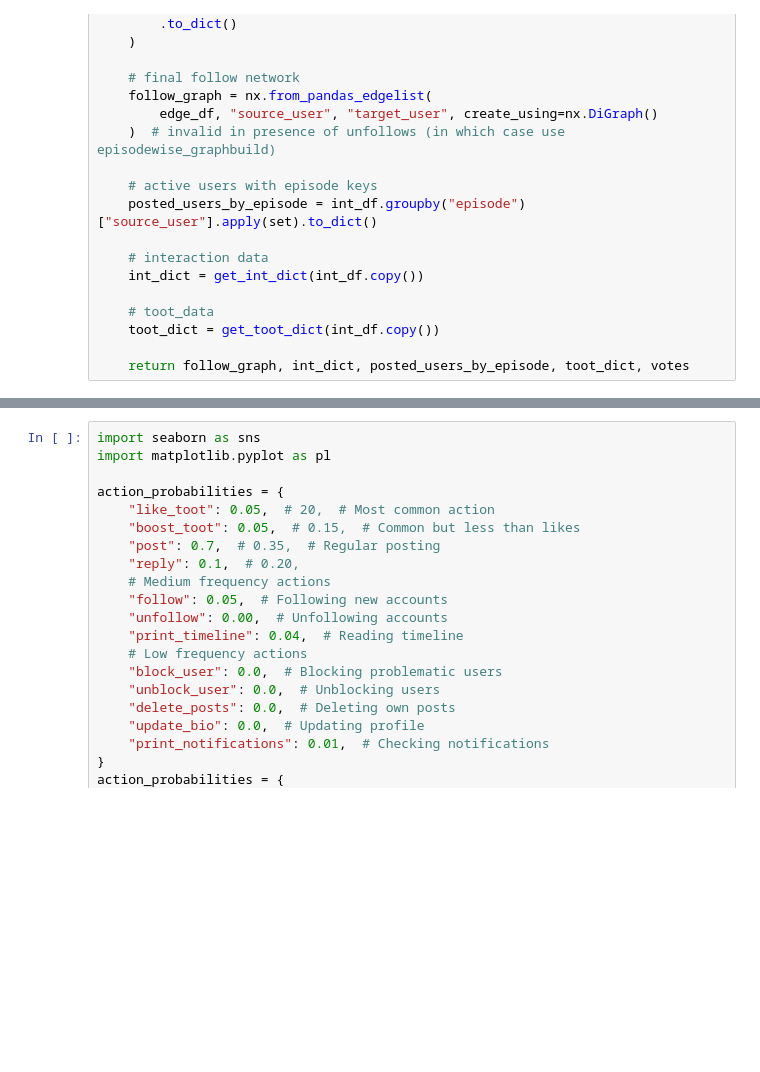
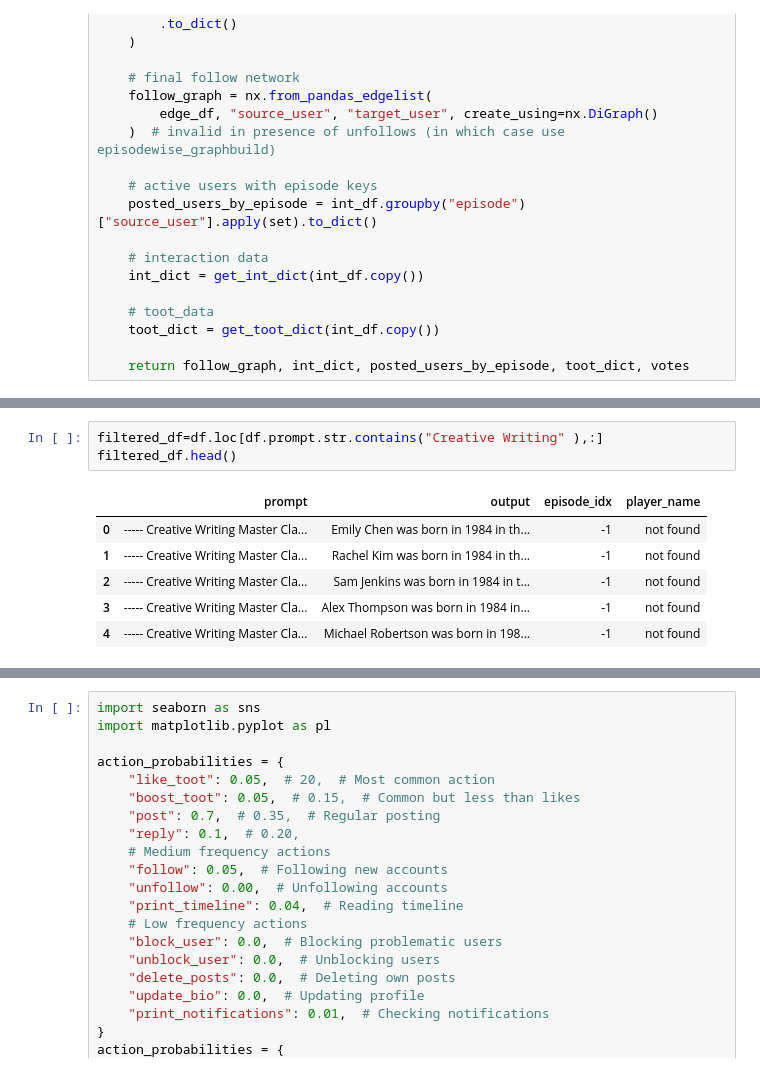
Before and after one commit to social-sandbox/mastodon-sim, a Jupyter notebook: examples/election/notebooks/basic_output_processing.ipynb, the cells around one changed output, grey strips where cells are left out. Cells and saved outputs as stored; diff of their text form; blank space fills up the shorter version.

```diff
--- a/examples/election/notebooks/basic_output_processing.ipynb
+++ b/examples/election/notebooks/basic_output_processing.ipynb
@@ -260,0 +270,10 @@ source_user:Bradley Carter:I completely agree with your points about the importa
+# %%
+filtered_df=df.loc[df.prompt.str.contains("Creative Writing" ),:]
+filtered_df.head()
+# %% [output]
+|  | prompt | output | episode_idx | player_name |
+| 0 | ----- Creative Writing Master Cla... | Emily Chen was born in 1984 in th... | -1 | not found |
+| 1 | ----- Creative Writing Master Cla... | Rachel Kim was born in 1984 in th... | -1 | not found |
+| 2 | ----- Creative Writing Master Cla... | Sam Jenkins was born in 1984 in t... | -1 | not found |
+| 3 | ----- Creative Writing Master Cla... | Alex Thompson was born in 1984 in... | -1 | not found |
+| 4 | ----- Creative Writing Master Cla... | Michael Robertson was born in 198... | -1 | not found |
```
Also changed, not shown: parts of 4 cells of this notebook, 10 other files.
